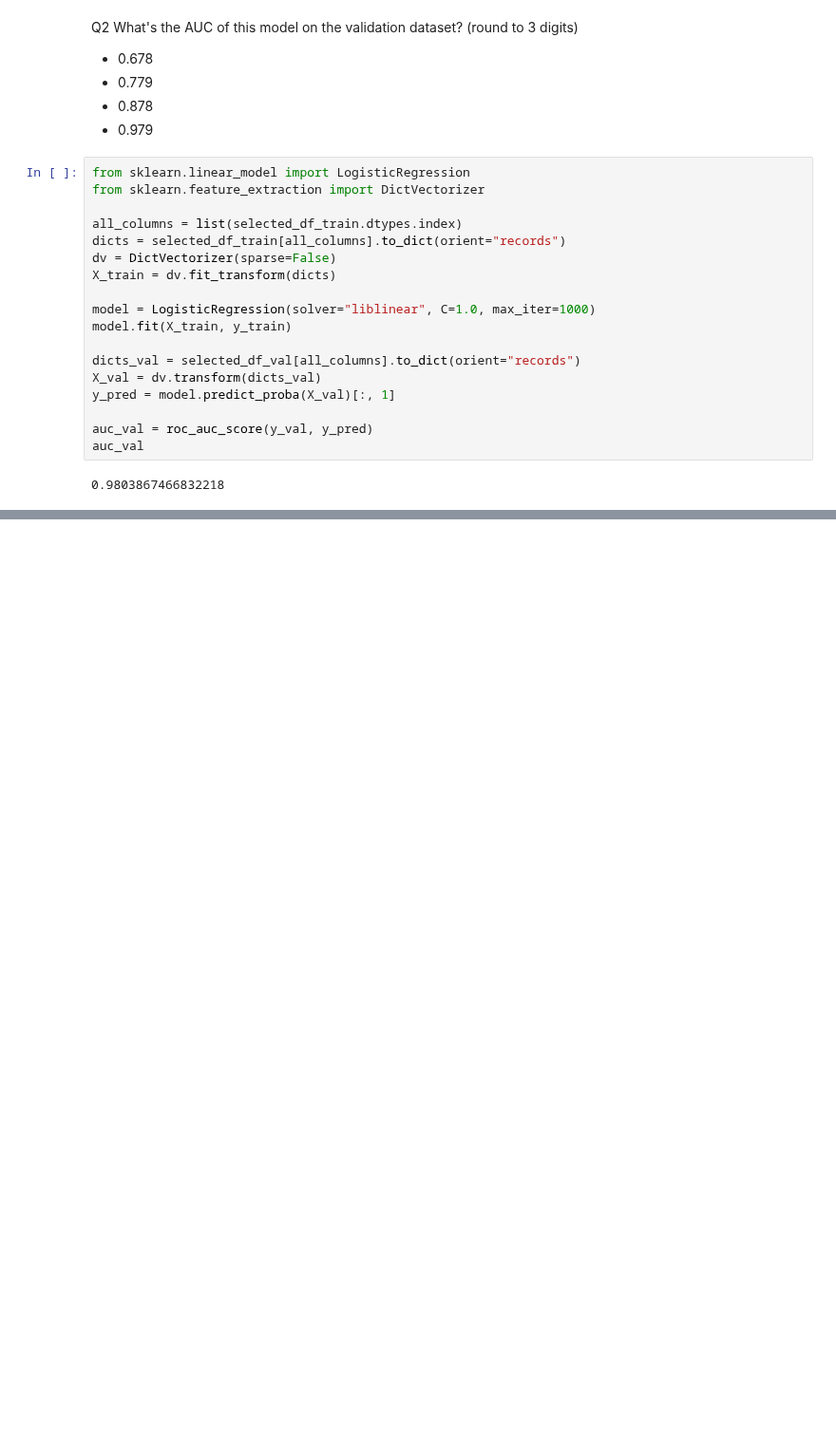
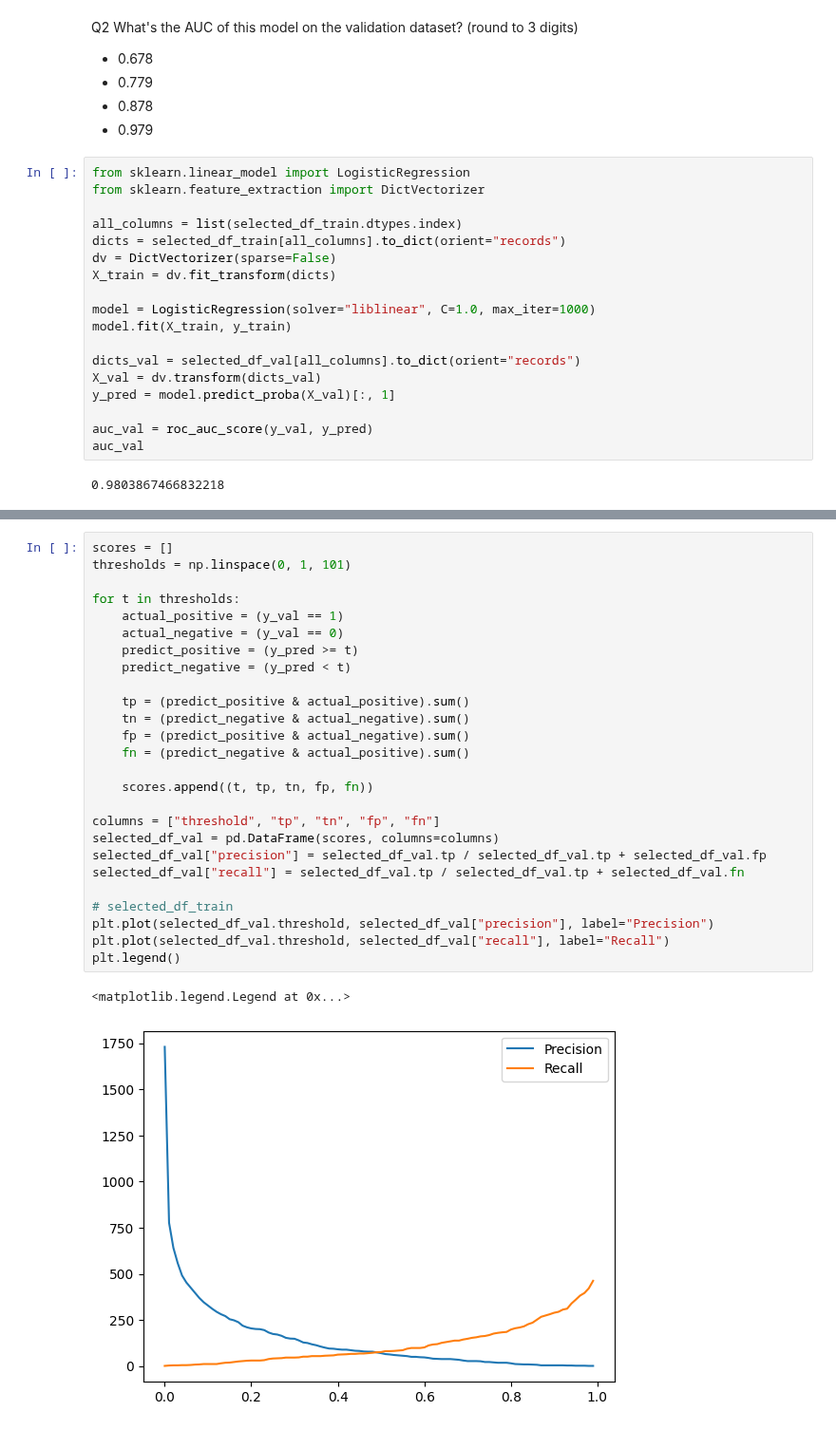
Before and after one commit to sarah-zhan/ml, a Jupyter notebook: week4/wee4.ipynb, the cells around one changed output, grey strips where cells are left out. Shown at 95% size. Drawn from its saved outputs; the diff is of its cells as text; blank space fills up the shorter version.

Commit message:
precision and recall curves intersect

```diff
--- a/week4/wee4.ipynb
+++ b/week4/wee4.ipynb
@@ -223,0 +230,29 @@ auc_val
+# %%
+scores = []
+thresholds = np.linspace(0, 1, 101)
+
+for t in thresholds:
+    actual_positive = (y_val == 1)
+    actual_negative = (y_val == 0)
+    predict_positive = (y_pred >= t)
+    predict_negative = (y_pred < t)
+
+    tp = (predict_positive & actual_positive).sum()
+    tn = (predict_negative & actual_negative).sum()
+    fp = (predict_positive & actual_negative).sum()
+    fn = (predict_negative & actual_positive).sum()
+
+    scores.append((t, tp, tn, fp, fn))
+
+columns = ["threshold", "tp", "tn", "fp", "fn"]
+selected_df_val = pd.DataFrame(scores, columns=columns)
+selected_df_val["precision"] = selected_df_val.tp / selected_df_val.tp + selected_df_val.fp
+selected_df_val["recall"] = selected_df_val.tp / selected_df_val.tp + selected_df_val.fn
+
+# selected_df_train
+plt.plot(selected_df_val.threshold, selected_df_val["precision"], label="Precision")
+plt.plot(selected_df_val.threshold, selected_df_val["recall"], label="Recall")
+plt.legend()
+# %% [output]
+<matplotlib.legend.Legend at 0x...>
+[figure, added]
```
Also changed, not shown: parts of 1 cell of this notebook.
